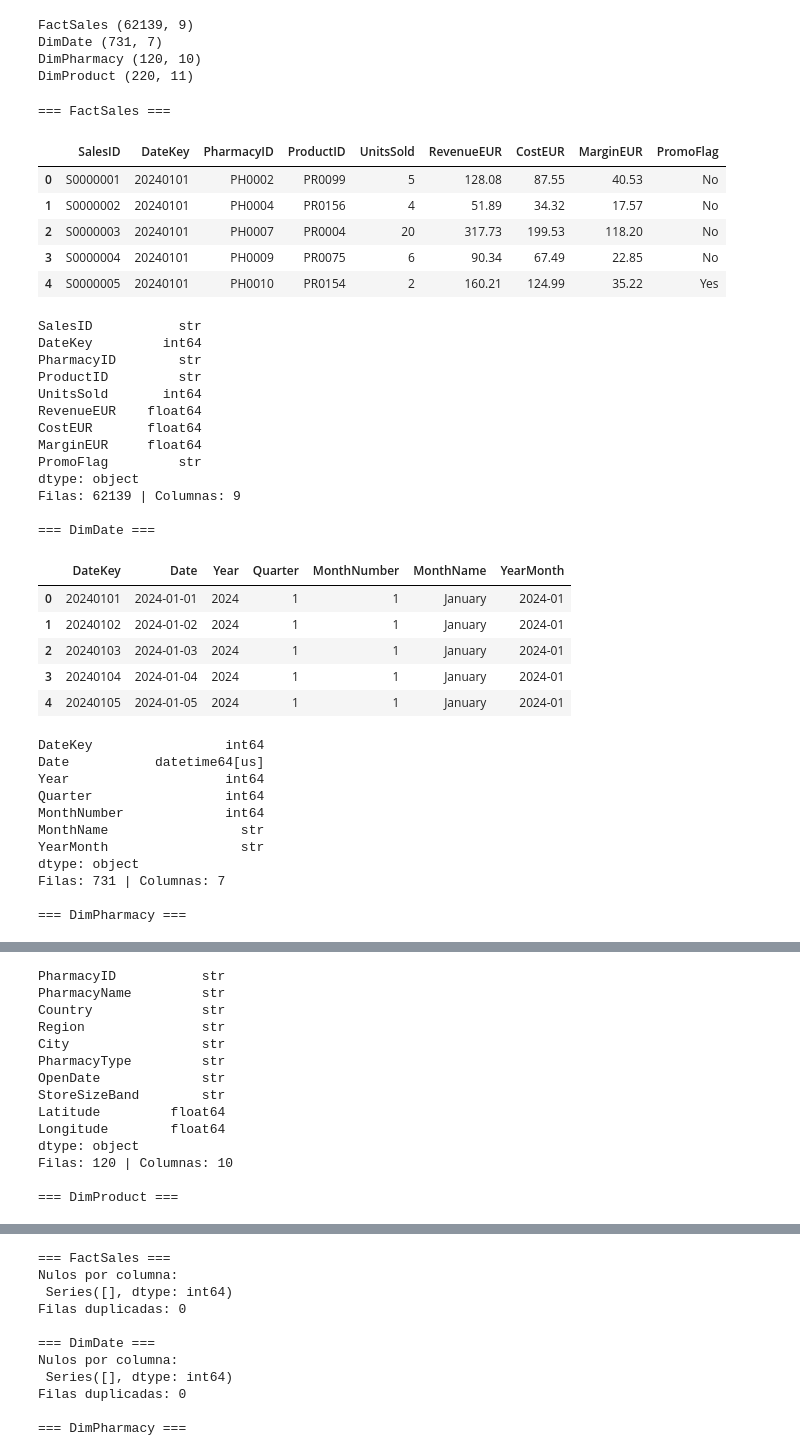
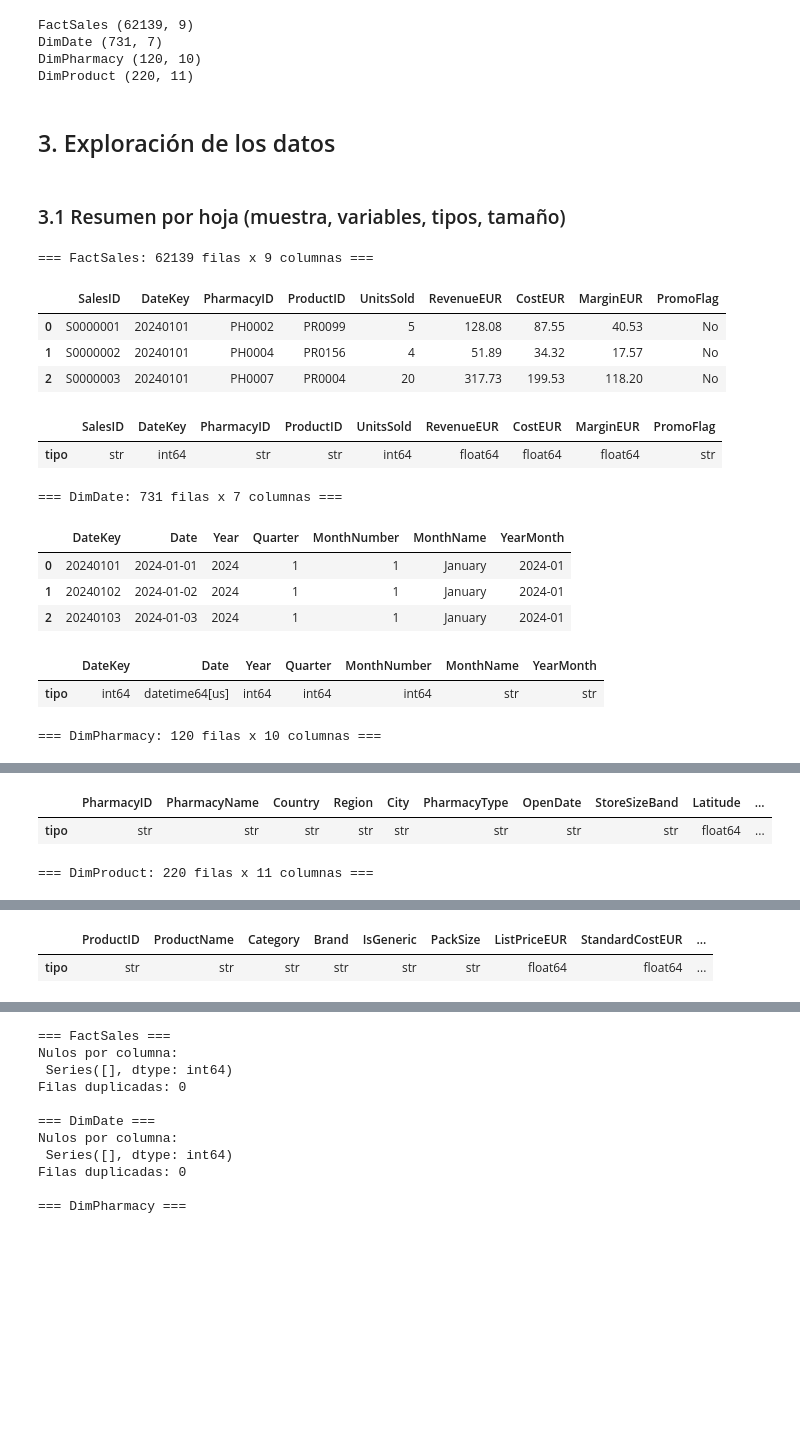
Before and after one commit to ai-somorrostro/pharmacy-sales-bigdata, a Jupyter notebook: notebook/01_exploracion.ipynb, the cells around one changed output, grey strips where cells are left out. Saved outputs shown, nothing was run; the diff lists cells and outputs as text; code cells hidden in the pictures; blank space fills up the shorter version.

```diff
--- a/notebook/01_exploracion.ipynb
+++ b/notebook/01_exploracion.ipynb
@@ -15,47 +31,28 @@ fact = Datos["FactSales"]
 fecha = Datos["DimDate"]
 farmacia = Datos["DimPharmacy"]
 producto = Datos["DimProduct"]
+# %% [markdown]
+## 3. Exploración de los datos
+# %% [markdown]
+### 3.1 Resumen por hoja (muestra, variables, tipos, tamaño)
 # %%
 for nombre, df in Datos.items():
-    print(f"\n=== {nombre} ===")
-    display(df.head())
-    print(df.dtypes)
-    print("Filas:", df.shape[0], "| Columnas:", df.shape[1])
+    print(f"\n=== {nombre}: {df.shape[0]} filas x {df.shape[1]} columnas ===")
+    display(df.head(3))
+    display(df.dtypes.to_frame("tipo").T)
 # %% [output]
-=== FactSales ===
+=== FactSales: 62139 filas x 9 columnas ===
 |  | SalesID | DateKey | PharmacyID | ProductID | UnitsSold | RevenueEUR | CostEUR | MarginEUR | PromoFlag |
 | 0 | S0000001 | 20240101 | PH0002 | PR0099 | 5 | 128.08 | 87.55 | 40.53 | No |
 | 1 | S0000002 | 20240101 | PH0004 | PR0156 | 4 | 51.89 | 34.32 | 17.57 | No |
 | 2 | S0000003 | 20240101 | PH0007 | PR0004 | 20 | 317.73 | 199.53 | 118.20 | No |
-| 3 | S0000004 | 20240101 | PH0009 | PR0075 | 6 | 90.34 | 67.49 | 22.85 | No |
-| 4 | S0000005 | 20240101 | PH0010 | PR0154 | 2 | 160.21 | 124.99 | 35.22 | Yes |
+|  | SalesID | DateKey | PharmacyID | ProductID | UnitsSold | RevenueEUR | CostEUR | MarginEUR | PromoFlag |
+| tipo | str | int64 | str | str | int64 | float64 | float64 | float64 | str |
-SalesID           str
-DateKey         int64
-PharmacyID        str
-ProductID         str
-UnitsSold       int64
-RevenueEUR    float64
-CostEUR       float64
-MarginEUR     float64
-PromoFlag         str
-dtype: object
-Filas: 62139 | Columnas: 9
-
-=== DimDate ===
+=== DimDate: 731 filas x 7 columnas ===
-|  | DateKey | Date | Year | Quarter | MonthNumber | MonthName | YearMonth |
-| 0 | 20240101 | 2024-01-01 | 2024 | 1 | 1 | January | 2024-01 |
-| 1 | 20240102 | 2024-01-02 | 2024 | 1 | 1 | January | 2024-01 |
-| 2 | 20240103 | 2024-01-03 | 2024 | 1 | 1 | January | 2024-01 |
-| 3 | 20240104 | 2024-01-04 | 2024 | 1 | 1 | January | 2024-01 |
-| 4 | 20240105 | 2024-01-05 | 2024 | 1 | 1 | January | 2024-01 |
+|  | DateKey | Date | Year | Quarter | MonthNumber | MonthName | YearMonth |
+| 0 | 20240101 | 2024-01-01 | 2024 | 1 | 1 | January | 2024-01 |
+| 1 | 20240102 | 2024-01-02 | 2024 | 1 | 1 | January | 2024-01 |
+| 2 | 20240103 | 2024-01-03 | 2024 | 1 | 1 | January | 2024-01 |
+|  | DateKey | Date | Year | Quarter | MonthNumber | MonthName | YearMonth |
+| tipo | int64 | datetime64[us] | int64 | int64 | int64 | str | str |
-DateKey                 int64
-Date           datetime64[us]
-Year                    int64
-Quarter                 int64
-MonthNumber             int64
-MonthName                 str
-YearMonth                 str
-dtype: object
-Filas: 731 | Columnas: 7
-
-=== DimPharmacy ===
+=== DimPharmacy: 120 filas x 10 columnas ===
@@ -68,14 +63,3 @@ Filas: 731 | Columnas: 7
+|  | PharmacyID | PharmacyName | Country | Region | City | PharmacyType | OpenDate | StoreSizeBand | Latitude | ... |
+| tipo | str | str | str | str | str | str | str | str | float64 | ... |
-PharmacyID           str
-PharmacyName         str
-Country              str
-Region               str
-City                 str
-PharmacyType         str
-OpenDate             str
-StoreSizeBand        str
-Latitude         float64
-Longitude        float64
-dtype: object
-Filas: 120 | Columnas: 10
-
-=== DimProduct ===
+=== DimProduct: 220 filas x 11 columnas ===
@@ -100,0 +70,2 @@ Filas: 220 | Columnas: 11
+|  | ProductID | ProductName | Category | Brand | IsGeneric | PackSize | ListPriceEUR | StandardCostEUR | ... |
+| tipo | str | str | str | str | str | str | float64 | float64 | ... |
```
Also changed, not shown: parts of 27 cells of this notebook.
